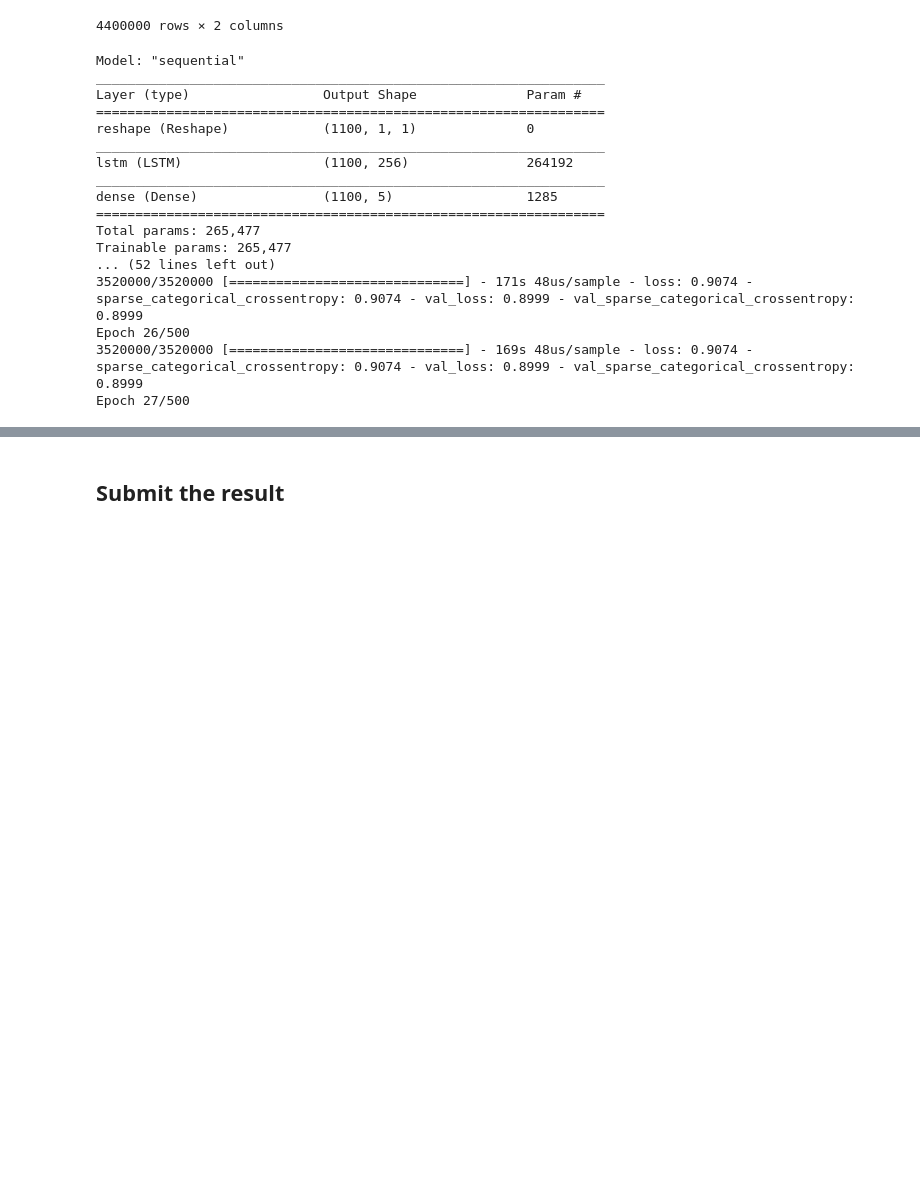
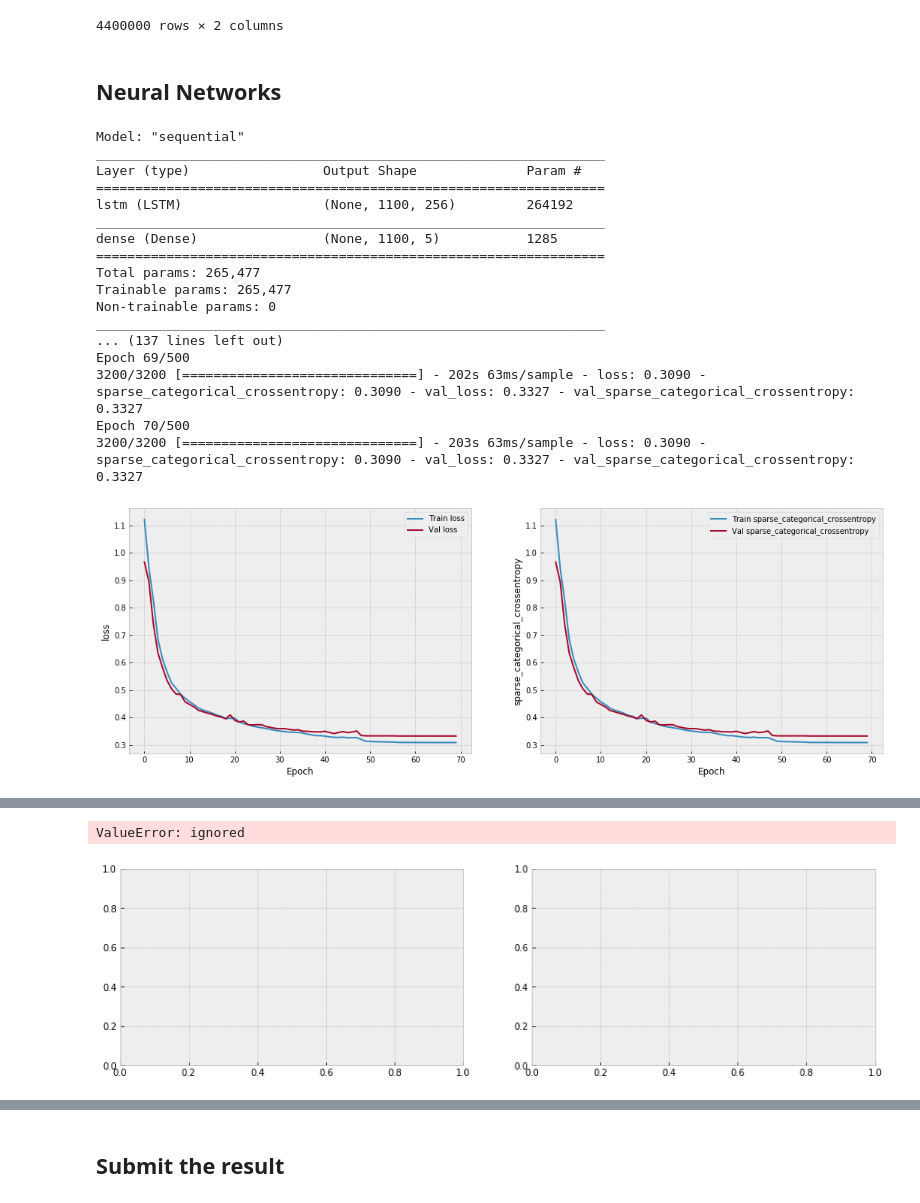
Before and after one commit to ABV-Hub/crowdanalytix, a Jupyter notebook: workinprogress.ipynb, the cells around one changed output, grey strips where cells are left out. Saved outputs shown, nothing was run; the diff lists cells and outputs as text; code cells hidden in the pictures; blank space fills up the shorter version.

```diff
--- a/workinprogress.ipynb
+++ b/workinprogress.ipynb
@@ -235,8 +236,11 @@ def plot_history(history, metric_names):
+# %% [markdown]
+## Neural Networks
 # %%
 tf.keras.backend.clear_session()
 
 EPOCHS = 500
-BS = 1100
+BS = 128
+BLOCK=1100
 
 X, y = data.iloc[:, 1:], data.iloc[:, :1]
 #X, _, y, _ = train_test_split(X, y, random_state=RS, shuffle=False, test_size=0.8)
@@ -248,14 +252,20 @@ X_cv = (X_cv.values - center)/scale
 y_train = y_train.values.ravel()
 y_cv = y_cv.values.ravel()
 
-FEATURES_NUM = X.shape[1]
+X_train = X_train.reshape(-1, BLOCK, 1)
+y_train_ = y_train.reshape(-1, BLOCK, 1)
+
+X_cv = X_cv.reshape(-1, BLOCK, 1)
+y_cv_ = y_cv.reshape(-1, BLOCK, 1)
+
+FEATURES_NUM = 1
+TARGET_TYPES = 5
 weight_decay = 0.01
 model = tf.keras.Sequential([
-    tf.keras.layers.Input(shape=(FEATURES_NUM,), batch_size=BS),
-    tf.keras.layers.Reshape(target_shape=(-1, FEATURES_NUM,)),
-    tf.keras.layers.LSTM(256),
+    tf.keras.layers.Input(shape=(BLOCK, 1)),
+    tf.keras.layers.LSTM(256, return_sequences=True),
     #tf.keras.layers.Dense(512, input_shape=, activation='relu', kernel_regularizer=keras.regularizers.l2(weight_decay)),
-    tf.keras.layers.Dense(5, activation='softmax'),
+    tf.keras.layers.Dense(TARGET_TYPES, activation='softmax'),
   ])
 optimizer=keras.optimizers.Adam(lr=1e-3)
 model.compile(optimizer=optimizer,
@@ -264,9 +274,8 @@ model.compile(optimizer=optimizer,
                       ],
               loss='sparse_categorical_crossentropy'
               )
-
+model.summary()
 model.reset_states()
-model.summary()
 
 class ResetStatesCallback(keras.callbacks.Callback):
     def on_batch_begin(self, batch, logs):
@@ -311,39 +320,40 @@ fname = os.path.join(PATH, 'result.txt')
 with open(fname, 'w') as text_file:
   print(metrics, file=text_file)
 
 model.reset_states()
 
 train_pred_proba = model.predict(X_train, use_multiprocessing=True)
 train_pred = train_pred_proba.argmax(axis=1)
 cv_pred_proba = model.predict(X_cv, use_multiprocessing=True)
 cv_pred = cv_pred_proba.argmax(axis=1)
 
 fig, (ax1, ax2) = plt.subplots(1, 2, figsize=(15,4))
 skplt.metrics.plot_confusion_matrix(y_train, train_pred, ax=ax1)
 skplt.metrics.plot_confusion_matrix(y_cv, cv_pred, ax=ax2)
 ax1.set_title("Train")
 ax2.set_title("CV")
 
 fig, (ax1, ax2) = plt.subplots(1, 2, figsize=(15,4))
 skplt.metrics.plot_roc(y_train, train_pred_proba, ax=ax1)
 skplt.metrics.plot_roc(y_cv, cv_pred_proba, ax=ax2)
 ax1.set_title("Train")
 ax2.set_title("CV")
 # %% [output]
 Model: "sequential"
 _________________________________________________________________
 Layer (type)                 Output Shape              Param #
 =================================================================
-reshape (Reshape)            (1100, 1, 1)              0
+lstm (LSTM)                  (None, 1100, 256)         264192
 _________________________________________________________________
-lstm (LSTM)                  (1100, 256)               264192
-_________________________________________________________________
-dense (Dense)                (1100, 5)                 1285
+dense (Dense)                (None, 1100, 5)           1285
 =================================================================
 Total params: 265,477
 Trainable params: 265,477
-... (52 lines left out)
-3520000/3520000 [==============================] - 171s 48us/sample - loss: 0.9074 - sparse_categorical_crossentropy: 0.9074 - val_loss: 0.8999 - val_sparse_categorical_crossentropy: 0.8999
-Epoch 26/500
-3520000/3520000 [==============================] - 169s 48us/sample - loss: 0.9074 - sparse_categorical_crossentropy: 0.9074 - val_loss: 0.8999 - val_sparse_categorical_crossentropy: 0.8999
-Epoch 27/500
+Non-trainable params: 0
+_________________________________________________________________
+... (137 lines left out)
+Epoch 69/500
+3200/3200 [==============================] - 202s 63ms/sample - loss: 0.3090 - sparse_categorical_crossentropy: 0.3090 - val_loss: 0.3327 - val_sparse_categorical_crossentropy: 0.3327
+Epoch 70/500
+3200/3200 [==============================] - 203s 63ms/sample - loss: 0.3090 - sparse_categorical_crossentropy: 0.3090 - val_loss: 0.3327 - val_sparse_categorical_crossentropy: 0.3327
+[figure, added]
@@ -350,3 +361,5 @@ Epoch 27/500
+ValueError: ignored
+[figure, added]
 # %%
 model = keras.models.load_model('my_checkpoint.h5')
 
```
Also changed, not shown: parts of 8 cells of this notebook.
